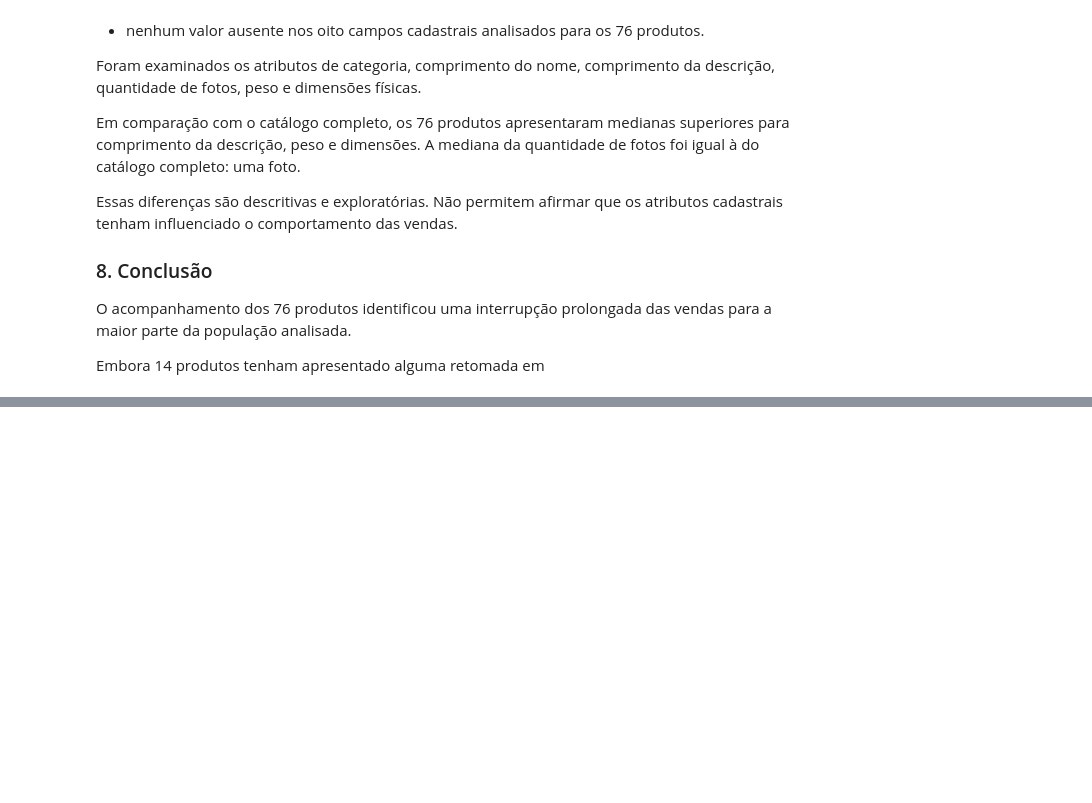
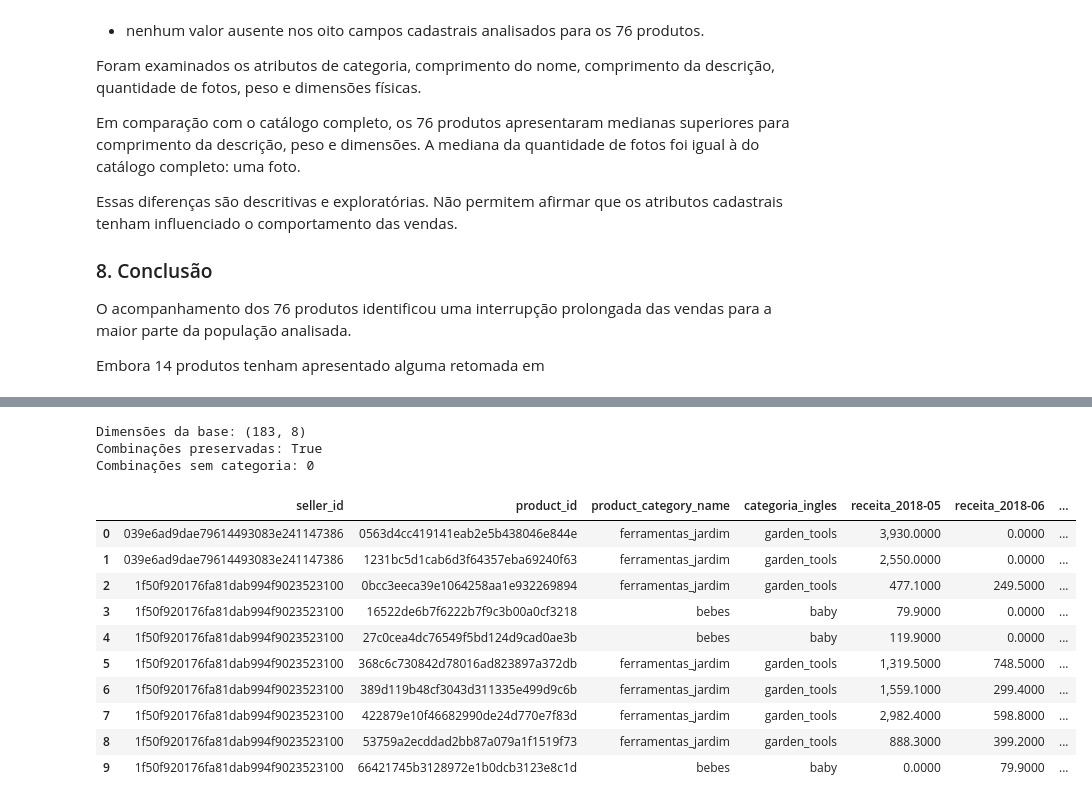
Before and after one commit to AgathaAlmeida7/case-01-queda-vendas, a Jupyter notebook: notebooks/04_diagnosis.ipynb, the cells around one changed output, grey strips where cells are left out. Cells and saved outputs as stored; diff of their text form; code cells hidden in the pictures; blank space fills up the shorter version.

```diff
--- a/notebooks/04_diagnosis.ipynb
+++ b/notebooks/04_diagnosis.ipynb
@@ -3608,0 +4396,60 @@ Embora 14 produtos tenham apresentado alguma retomada em
+# %%
+# Recuperar os identificadores das combinações analisadas
+combinacoes_categorias_73 = (
+    seller_product_pivot_73
+    .reset_index()
+    .merge(
+        produtos_enriquecidos_73[
+            [
+                "product_id",
+                "product_category_name",
+                "categoria_ingles"
+            ]
+        ],
+        on="product_id",
+        how="left",
+        validate="many_to_one"
+    )
+)
+
+print("Dimensões da base:", combinacoes_categorias_73.shape)
+
+print(
+    "Combinações preservadas:",
+    len(combinacoes_categorias_73) == len(seller_product_pivot_73)
+)
+
+print(
+    "Combinações sem categoria:",
+    combinacoes_categorias_73["product_category_name"].isna().sum()
+)
+
+display(
+    combinacoes_categorias_73[
+        [
+            "seller_id",
+            "product_id",
+            "product_category_name",
+            "categoria_ingles",
+            "receita_2018-05",
+            "receita_2018-06",
+            "variacao_receita",
+            "trajetoria"
+        ]
+    ].head(10)
+)
+# %% [output]
+Dimensões da base: (183, 8)
+Combinações preservadas: True
+Combinações sem categoria: 0
+|  | seller_id | product_id | product_category_name | categoria_ingles | receita_2018-05 | receita_2018-06 | ... |
+| 0 | 039e6ad9dae79614493083e241147386 | 0563d4cc419141eab2e5b438046e844e | ferramentas_jardim | garden_tools | 3,930.0000 | 0.0000 | ... |
+| 1 | 039e6ad9dae79614493083e241147386 | 1231bc5d1cab6d3f64357eba69240f63 | ferramentas_jardim | garden_tools | 2,550.0000 | 0.0000 | ... |
+| 2 | 1f50f920176fa81dab994f9023523100 | 0bcc3eeca39e1064258aa1e932269894 | ferramentas_jardim | garden_tools | 477.1000 | 249.5000 | ... |
+| 3 | 1f50f920176fa81dab994f9023523100 | 16522de6b7f6222b7f9c3b00a0cf3218 | bebes | baby | 79.9000 | 0.0000 | ... |
+| 4 | 1f50f920176fa81dab994f9023523100 | 27c0cea4dc76549f5bd124d9cad0ae3b | bebes | baby | 119.9000 | 0.0000 | ... |
+| 5 | 1f50f920176fa81dab994f9023523100 | 368c6c730842d78016ad823897a372db | ferramentas_jardim | garden_tools | 1,319.5000 | 748.5000 | ... |
+| 6 | 1f50f920176fa81dab994f9023523100 | 389d119b48cf3043d311335e499d9c6b | ferramentas_jardim | garden_tools | 1,559.1000 | 299.4000 | ... |
+| 7 | 1f50f920176fa81dab994f9023523100 | 422879e10f46682990de24d770e7f83d | ferramentas_jardim | garden_tools | 2,982.4000 | 598.8000 | ... |
+| 8 | 1f50f920176fa81dab994f9023523100 | 53759a2ecddad2bb87a079a1f1519f73 | ferramentas_jardim | garden_tools | 888.3000 | 399.2000 | ... |
+| 9 | 1f50f920176fa81dab994f9023523100 | 66421745b3128972e1b0dcb3123e8c1d | bebes | baby | 0.0000 | 79.9000 | ... |
```
Also changed, not shown: parts of 18 cells of this notebook.
